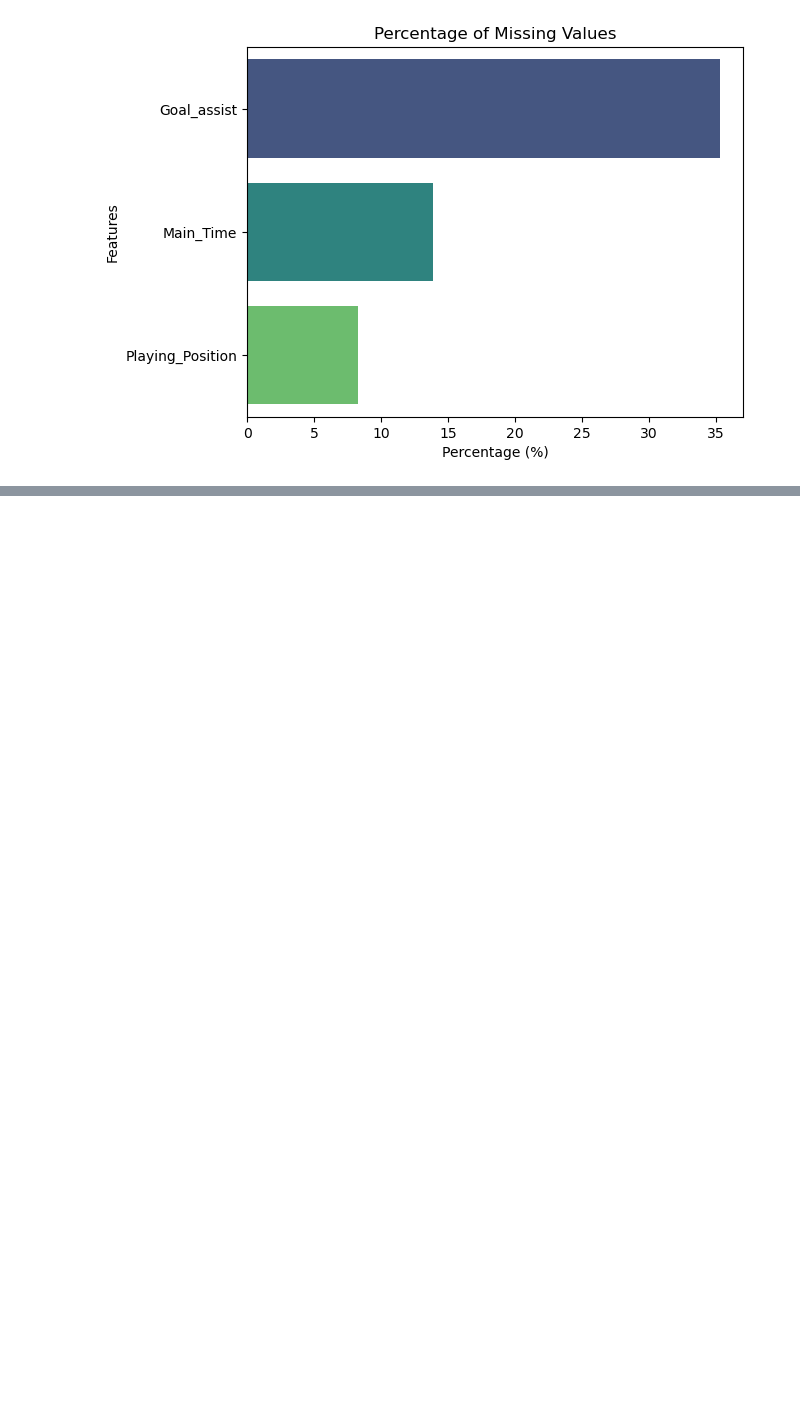
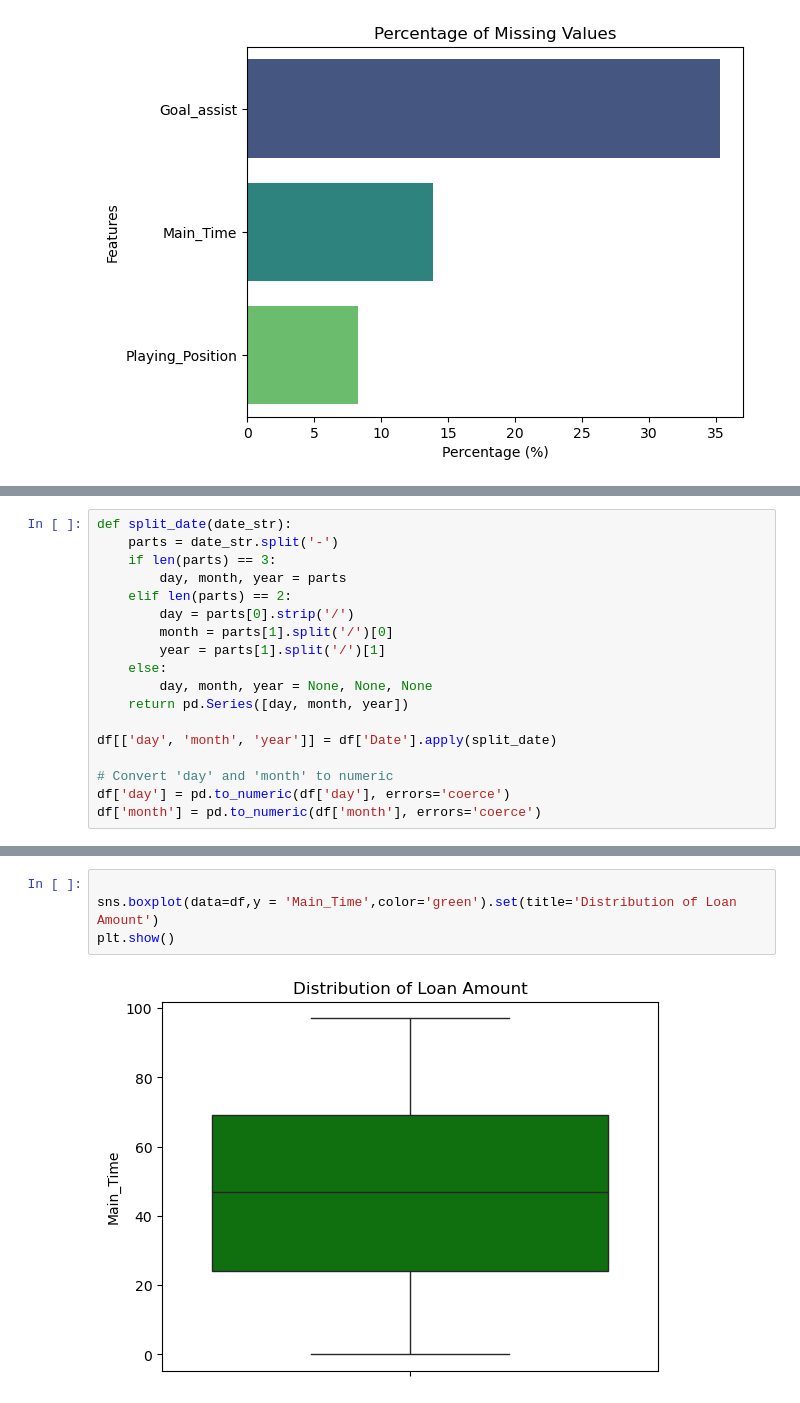
Before and after one commit to SmayanKulkarni/Smayan_Kulkarni_S4DS, a Jupyter notebook: notebooks/FIFA-Task2.ipynb, the cells around one changed output, grey strips where cells are left out. Cells and saved outputs as stored; diff of their text form; blank space fills up the shorter version.

```diff
--- a/notebooks/FIFA-Task2.ipynb
+++ b/notebooks/FIFA-Task2.ipynb
@@ -272,0 +356,18 @@ plt.show()
+# %%
+def split_date(date_str):
+    parts = date_str.split('-')
+    if len(parts) == 3:
+        day, month, year = parts
+    elif len(parts) == 2:
+        day = parts[0].strip('/')
+        month = parts[1].split('/')[0]
+        year = parts[1].split('/')[1]
+    else:
+        day, month, year = None, None, None
+    return pd.Series([day, month, year])
+
+df[['day', 'month', 'year']] = df['Date'].apply(split_date)
+
+# Convert 'day' and 'month' to numeric
+df['day'] = pd.to_numeric(df['day'], errors='coerce')
+df['month'] = pd.to_numeric(df['month'], errors='coerce')
@@ -272,0 +379,6 @@ plt.show()
+# %%
+
+sns.boxplot(data=df,y = 'Main_Time',color='green').set(title='Distribution of Loan Amount')
+plt.show()
+# %% [output]
+[figure, added]
```
Also changed, not shown: parts of 13 cells of this notebook.
